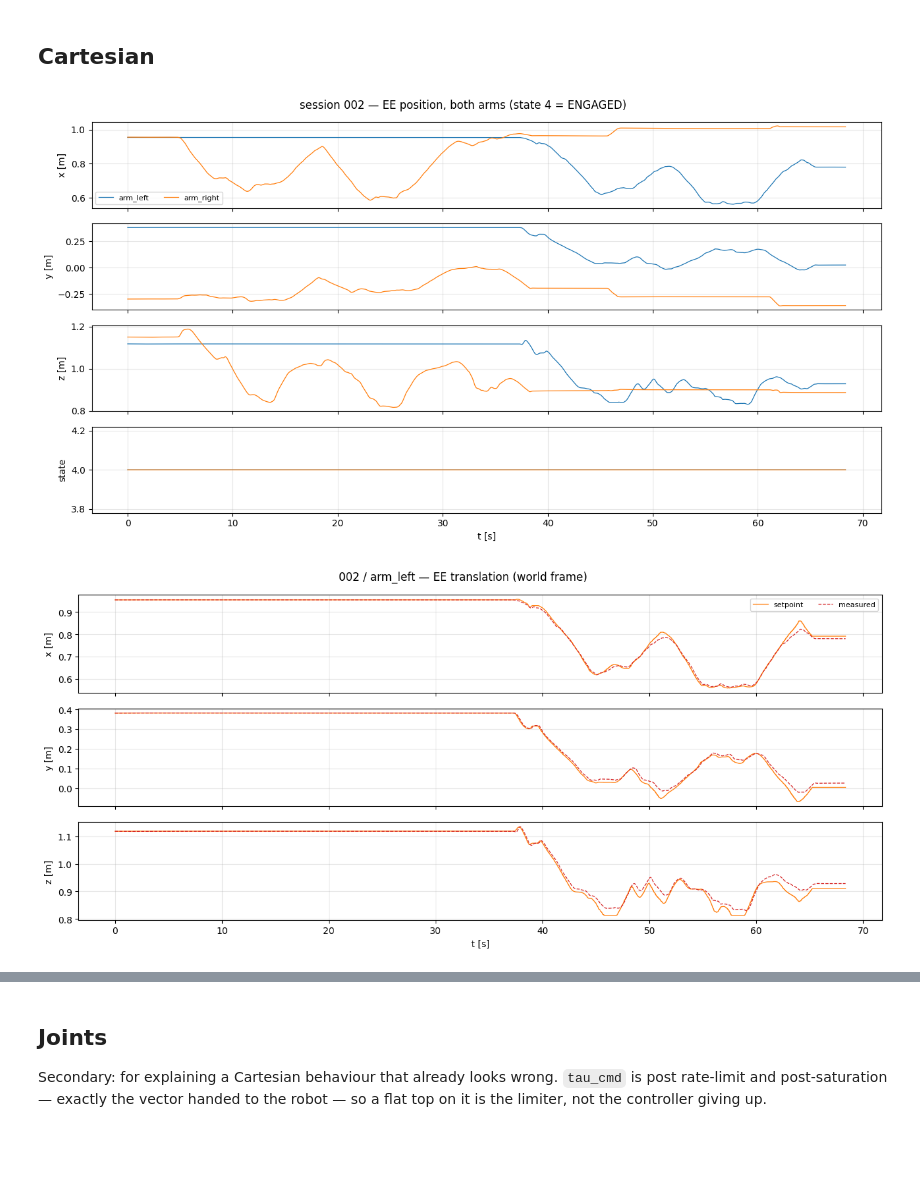
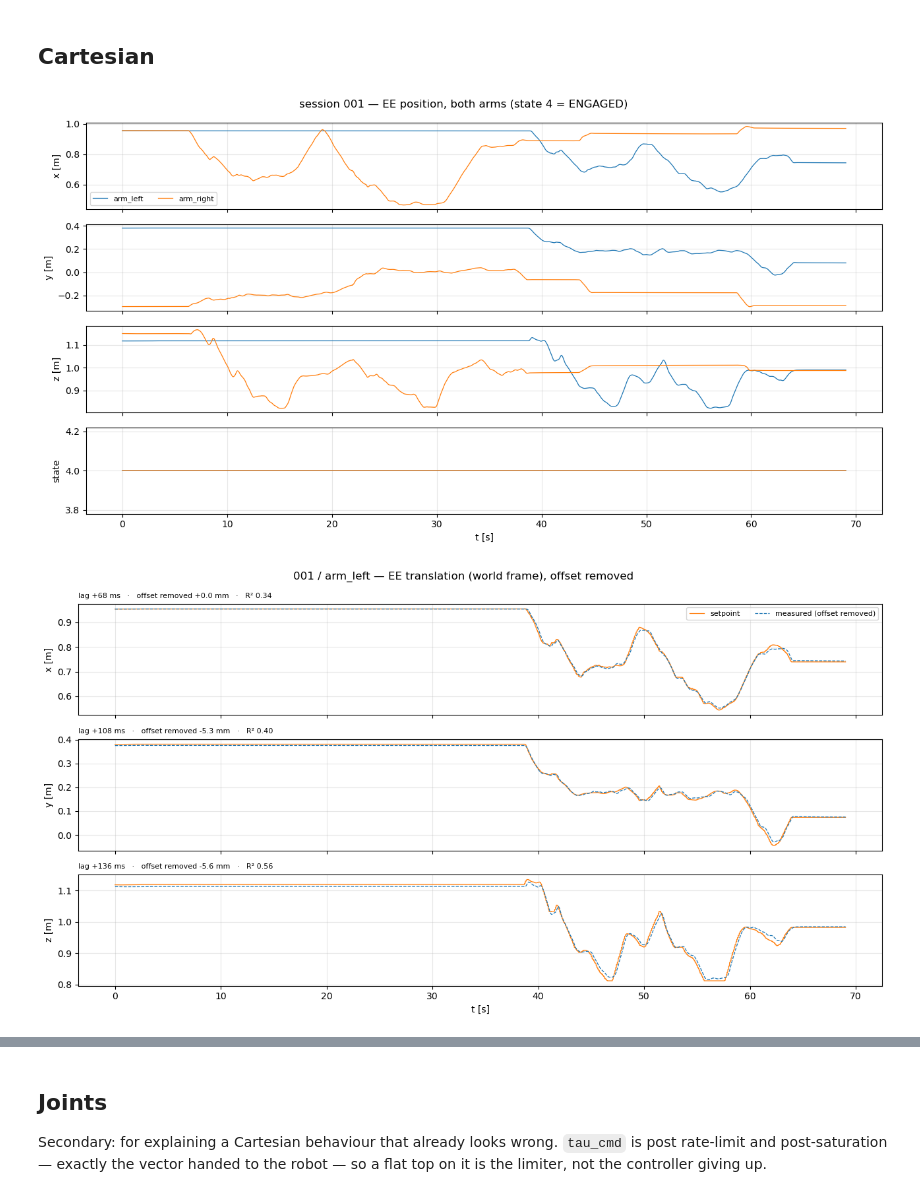
Before and after one commit to AlexanderWegenerRobotics/teleop-avatar, a Jupyter notebook: analysis/notebooks/session_review.ipynb, the cells around one changed output, grey strips where cells are left out. Cells and saved outputs as stored; diff of their text form; code cells hidden in the pictures; blank space fills up the shorter version.

```diff
--- a/analysis/notebooks/session_review.ipynb
+++ b/analysis/notebooks/session_review.ipynb
@@ -37,5 +36,5 @@ for d in sorted(LOGS.glob("[0-9][0-9][0-9]"))[-12:]:
 # %%
-SESSION = "002"
+SESSION = "001"
 ARM     = "arm_left"    # the per-arm sections render one at a time
 WINDOW  = "engaged"     # "engaged" (first..last ENGAGED sample) or "all"
 # %% [markdown]
@@ -136,20 +221,29 @@ grid(axs)
 plt.suptitle(f"session {SESSION} — EE position, both arms (state 4 = ENGAGED)")
 plt.tight_layout()
 # %% [output]
-[figure, old version]
+[figure, new version]
 # %%
 A = arms[ARM]
+LAG = lag_offset(A["t"], A["set_pos"], A["pos"])
 
-fig, axs = plt.subplots(3, 1, sharex=True, figsize=(13, 6))
+# Measured carries a constant offset AS WELL AS a lag. On a low-amplitude axis
+# the offset alone moves every crossing point enough that the arm appears to
+# lead its own setpoint -- it does not, and cannot. Remove the offset here so
+# the overlay shows lag only; what was removed is in each subplot title.
+fig, axs = plt.subplots(3, 1, sharex=True, figsize=(13, 7))
 for i, lbl in enumerate("xyz"):
     axs[i].plot(A["t"], A["set_pos"][:, i], lw=0.9, color="tab:orange", label="setpoint")
-    axs[i].plot(A["t"], A["pos"][:, i], lw=0.9, ls="--", color="tab:red", label="measured")
+    axs[i].plot(A["t"], A["pos"][:, i] + LAG["offset_m"][i], lw=0.9, ls="--",
+                color="tab:blue", label="measured (offset removed)")
     axs[i].set_ylabel(f"{lbl} [m]")
-grid(axs)
-plt.suptitle(f"{SESSION} / {ARM} — EE translation (world frame)")
+    axs[i].set_title(f"lag {LAG['lag_ms'][i]:+.0f} ms   ·   offset removed "
+                     f"{LAG['offset_m'][i] * 1e3:+.1f} mm   ·   R² {LAG['r2'][i]:.2f}",
+                     fontsize=8, loc="left")
+grid(axs, ncol=2)
+plt.suptitle(f"{SESSION} / {ARM} — EE translation (world frame), offset removed")
 plt.tight_layout()
 # %% [output]
-[figure, old version]
+[figure, new version]
 # %%
 fig, axs = plt.subplots(4, 1, sharex=True, figsize=(13, 7))
 qs, qm = A["set_rot"].as_quat(), A["rot"].as_quat()
```
Also changed, not shown: parts of 17 cells of this notebook, 2 other files.
